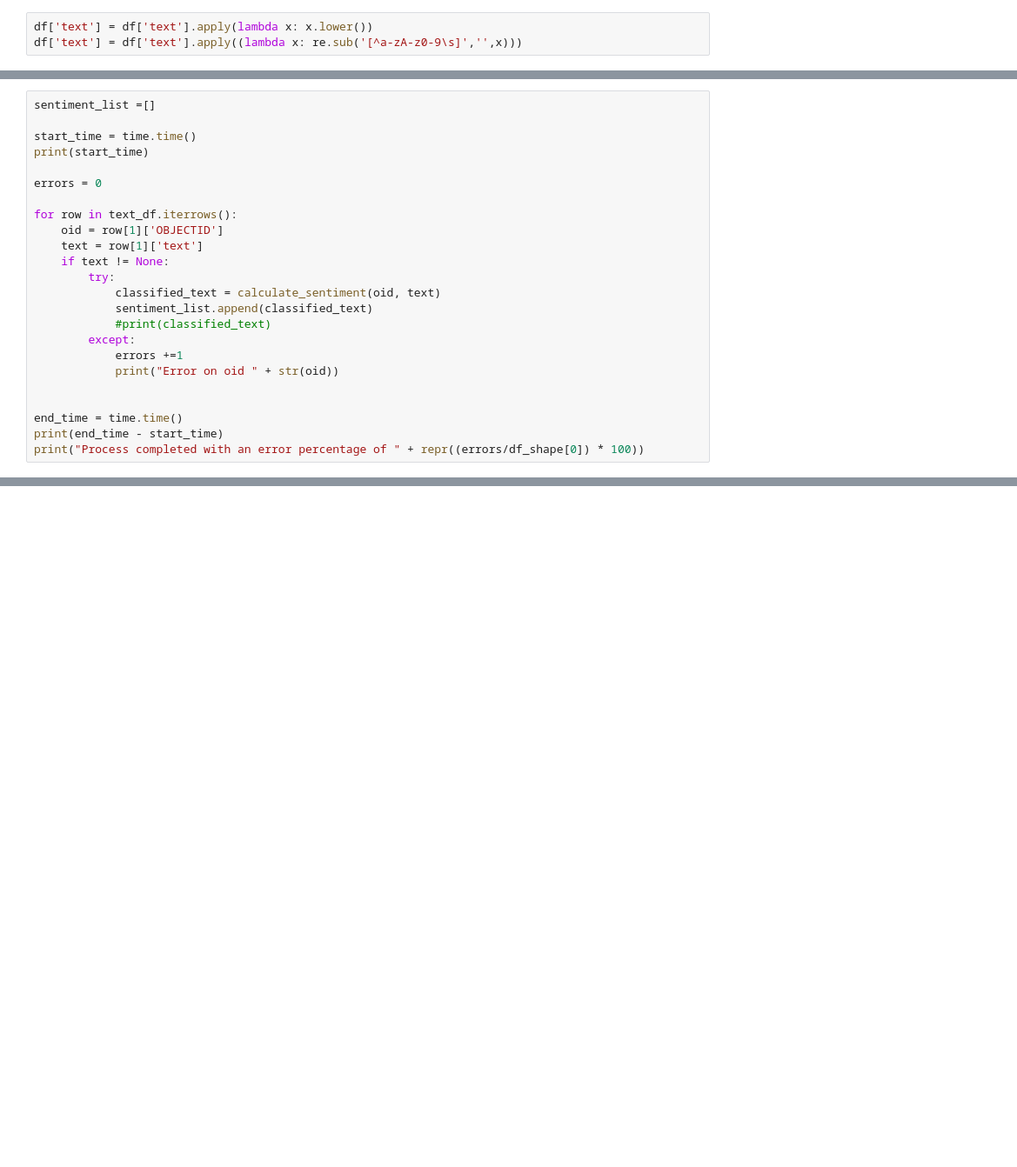
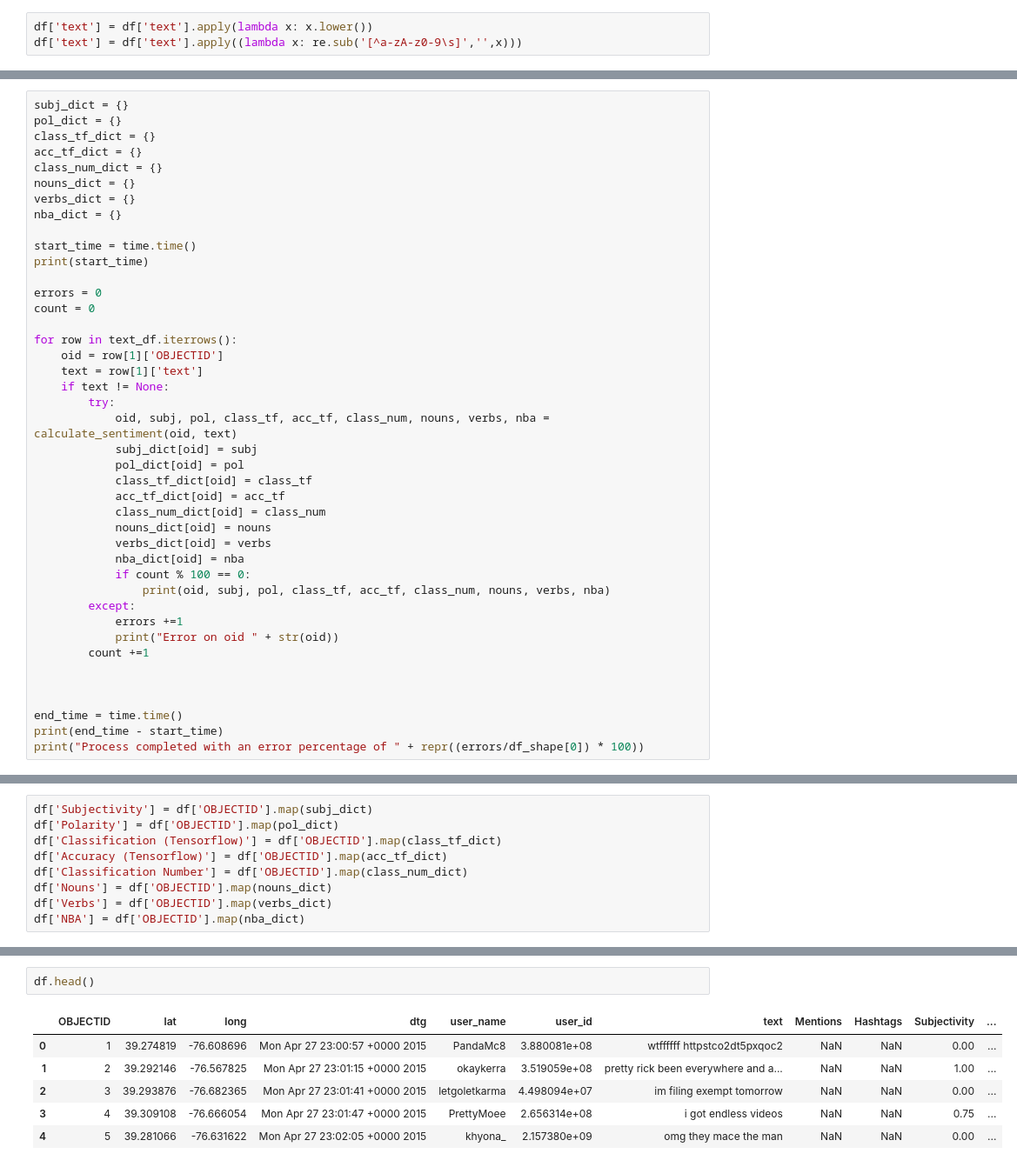
Before and after one commit to GeoJamesJones/NLP-Demo-Class, a Jupyter notebook: Jupyter Notebooks/Analyze Twitter Data.ipynb, the cells around one changed output, grey strips where cells are left out. Shown at 87% size. Cells and saved outputs as stored; diff of their text form; blank space fills up the shorter version.

```diff
--- a/Jupyter Notebooks/Analyze Twitter Data.ipynb
+++ b/Jupyter Notebooks/Analyze Twitter Data.ipynb
@@ -87,22 +203,40 @@ Total Columns:  7
 # %%
-sentiment_list =[]
+subj_dict = {}
+pol_dict = {}
+class_tf_dict = {}
+acc_tf_dict = {}
+class_num_dict = {}
+nouns_dict = {}
+verbs_dict = {}
+nba_dict = {}
 
 start_time = time.time()
 print(start_time)
 
 errors = 0
+count = 0
 
 for row in text_df.iterrows():
     oid = row[1]['OBJECTID']
     text = row[1]['text']
     if text != None:
         try:
-            classified_text = calculate_sentiment(oid, text)
-            sentiment_list.append(classified_text)
-            #print(classified_text)
+            oid, subj, pol, class_tf, acc_tf, class_num, nouns, verbs, nba = calculate_sentiment(oid, text)
+            subj_dict[oid] = subj
+            pol_dict[oid] = pol
+            class_tf_dict[oid] = class_tf
+            acc_tf_dict[oid] = acc_tf
+            class_num_dict[oid] = class_num
+            nouns_dict[oid] = nouns
+            verbs_dict[oid] = verbs
+            nba_dict[oid] = nba
+            if count % 100 == 0:
+                print(oid, subj, pol, class_tf, acc_tf, class_num, nouns, verbs, nba)
         except:
             errors +=1
             print("Error on oid " + str(oid))
+        count +=1
+
 
 
 end_time = time.time()
@@ -164 +263,10 @@ mentions_df.head()
+# %%
+df['Subjectivity'] = df['OBJECTID'].map(subj_dict)
+df['Polarity'] = df['OBJECTID'].map(pol_dict)
+df['Classification (Tensorflow)'] = df['OBJECTID'].map(class_tf_dict)
+df['Accuracy (Tensorflow)'] = df['OBJECTID'].map(acc_tf_dict)
+df['Classification Number'] = df['OBJECTID'].map(class_num_dict)
+df['Nouns'] = df['OBJECTID'].map(nouns_dict)
+df['Verbs'] = df['OBJECTID'].map(verbs_dict)
+df['NBA'] = df['OBJECTID'].map(nba_dict)
 # %%
@@ -175,0 +274,9 @@ plt.scatter(spatial_df.Polarity, merged_df.Subjectivity, s=100, c=merged_df.Clas
+# %%
+df.head()
+# %% [output]
+|  | OBJECTID | lat | long | dtg | user_name | user_id | text | Mentions | Hashtags | Subjectivity | ... |
+| 0 | 1 | 39.274819 | -76.608696 | Mon Apr 27 23:00:57 +0000 2015 | PandaMc8 | 3.880081e+08 | wtffffff httpstco2dt5pxqoc2 | NaN | NaN | 0.00 | ... |
+| 1 | 2 | 39.292146 | -76.567825 | Mon Apr 27 23:01:15 +0000 2015 | okaykerra | 3.519059e+08 | pretty rick been everywhere and a... | NaN | NaN | 1.00 | ... |
+| 2 | 3 | 39.293876 | -76.682365 | Mon Apr 27 23:01:41 +0000 2015 | letgoletkarma | 4.498094e+07 | im filing exempt tomorrow | NaN | NaN | 0.00 | ... |
+| 3 | 4 | 39.309108 | -76.666054 | Mon Apr 27 23:01:47 +0000 2015 | PrettyMoee | 2.656314e+08 | i got endless videos | NaN | NaN | 0.75 | ... |
+| 4 | 5 | 39.281066 | -76.631622 | Mon Apr 27 23:02:05 +0000 2015 | khyona_ | 2.157380e+09 | omg they mace the man | NaN | NaN | 0.00 | ... |
```
Also changed, not shown: parts of 40 cells of this notebook.
